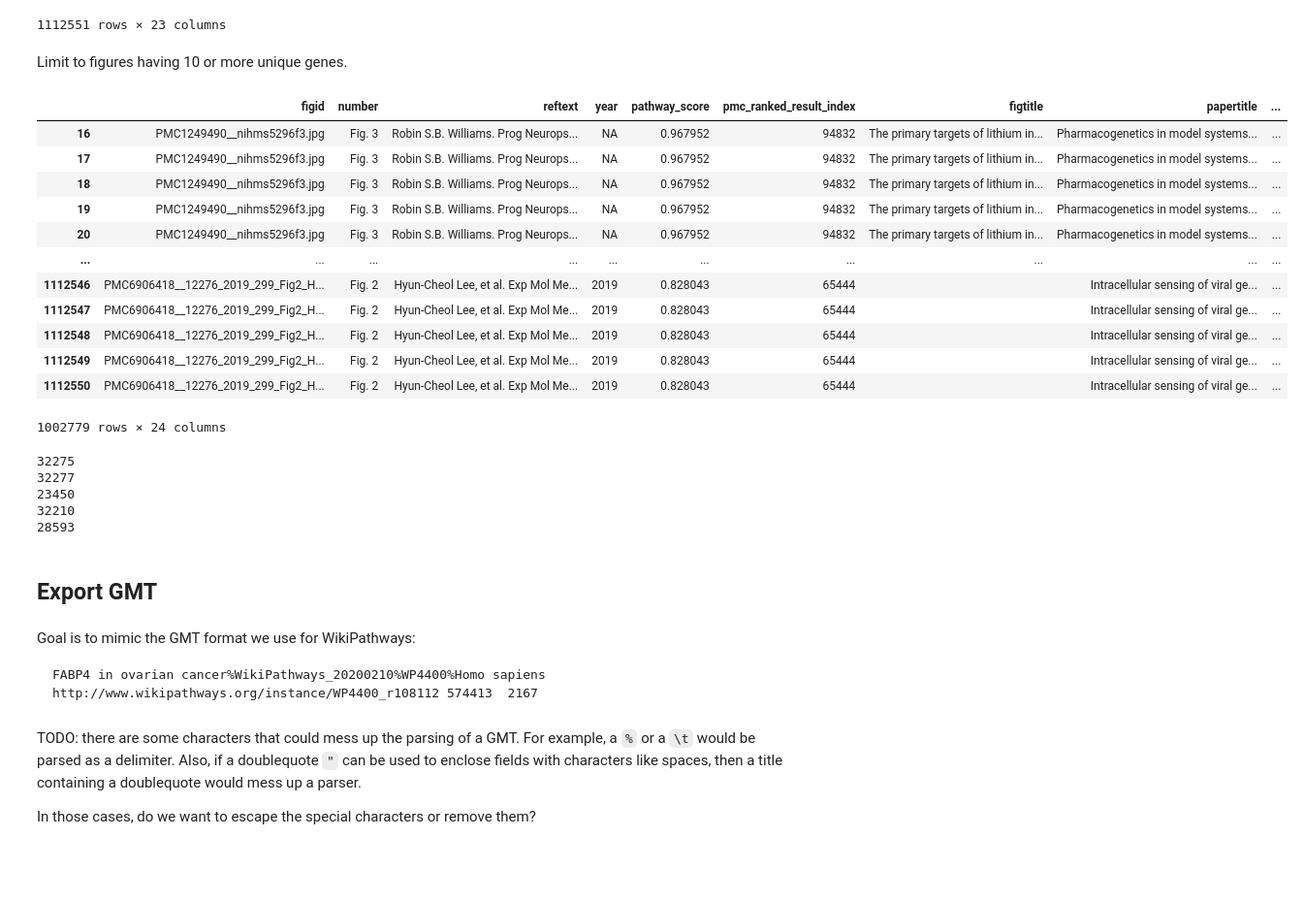
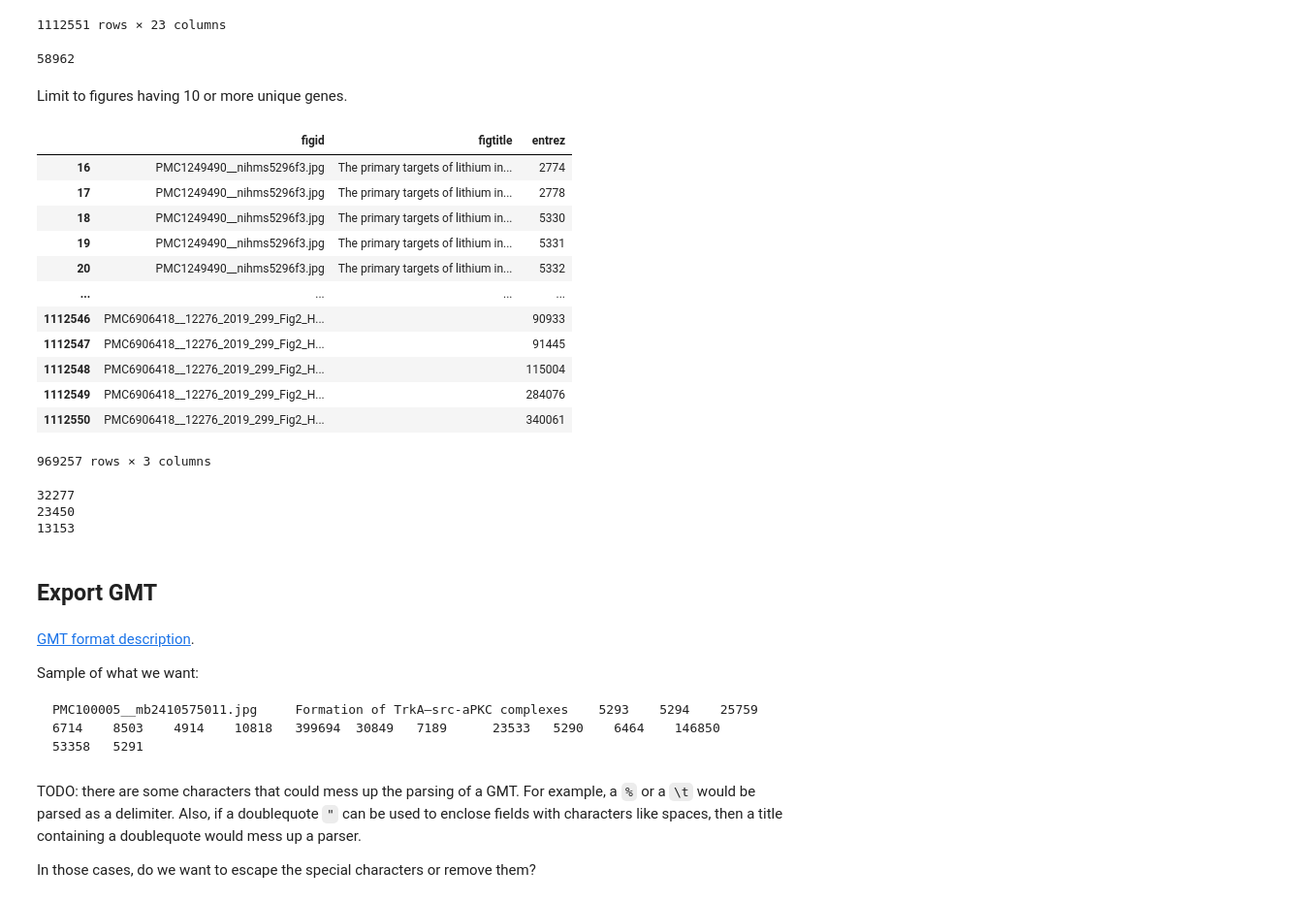
Before and after one commit to wikipathways/pathway-figure-ocr, a Jupyter notebook: notebooks/gmt.ipynb, the cells around one changed output. Shown at 97% size. Cells and saved outputs as stored; diff of their text form; code cells hidden in the pictures; blank space fills up the shorter version.

````diff
--- a/notebooks/gmt.ipynb
+++ b/notebooks/gmt.ipynb
@@ -150,45 +153,48 @@ gene_counts_df = (
     .count()
     .rename(columns={"entrez": "unique_gene_count"})
 )
+print(len(gene_counts_df))
 pfocr_df = pfocr_df.join(gene_counts_df, on="figid")
+# %% [output]
+58962
 # %% [markdown]
 Limit to figures having 10 or more unique genes.
 # %%
-cutoff_pfocr_df = pfocr_df[pfocr_df["unique_gene_count"] >= 10].copy(deep=True)
+cutoff_pfocr_df = pfocr_df[pfocr_df["unique_gene_count"] >= 10][
+    ["figid", "figtitle", "entrez"]
+].drop_duplicates()
 cutoff_pfocr_df
 # %% [output]
-|  | figid | number | reftext | year | pathway_score | pmc_ranked_result_index | figtitle | papertitle | ... |
-| 16 | PMC1249490__nihms5296f3.jpg | Fig. 3 | Robin S.B. Williams. Prog Neurops... | NA | 0.967952 | 94832 | The primary targets of lithium in... | Pharmacogenetics in model systems... | ... |
-| 17 | PMC1249490__nihms5296f3.jpg | Fig. 3 | Robin S.B. Williams. Prog Neurops... | NA | 0.967952 | 94832 | The primary targets of lithium in... | Pharmacogenetics in model systems... | ... |
-| 18 | PMC1249490__nihms5296f3.jpg | Fig. 3 | Robin S.B. Williams. Prog Neurops... | NA | 0.967952 | 94832 | The primary targets of lithium in... | Pharmacogenetics in model systems... | ... |
-| 19 | PMC1249490__nihms5296f3.jpg | Fig. 3 | Robin S.B. Williams. Prog Neurops... | NA | 0.967952 | 94832 | The primary targets of lithium in... | Pharmacogenetics in model systems... | ... |
-| 20 | PMC1249490__nihms5296f3.jpg | Fig. 3 | Robin S.B. Williams. Prog Neurops... | NA | 0.967952 | 94832 | The primary targets of lithium in... | Pharmacogenetics in model systems... | ... |
-| ... | ... | ... | ... | ... | ... | ... | ... | ... | ... |
-| 1112546 | PMC6906418__12276_2019_299_Fig2_H... | Fig. 2 | Hyun-Cheol Lee, et al. Exp Mol Me... | 2019 | 0.828043 | 65444 |  | Intracellular sensing of viral ge... | ... |
-| 1112547 | PMC6906418__12276_2019_299_Fig2_H... | Fig. 2 | Hyun-Cheol Lee, et al. Exp Mol Me... | 2019 | 0.828043 | 65444 |  | Intracellular sensing of viral ge... | ... |
-| 1112548 | PMC6906418__12276_2019_299_Fig2_H... | Fig. 2 | Hyun-Cheol Lee, et al. Exp Mol Me... | 2019 | 0.828043 | 65444 |  | Intracellular sensing of viral ge... | ... |
-| 1112549 | PMC6906418__12276_2019_299_Fig2_H... | Fig. 2 | Hyun-Cheol Lee, et al. Exp Mol Me... | 2019 | 0.828043 | 65444 |  | Intracellular sensing of viral ge... | ... |
-| 1112550 | PMC6906418__12276_2019_299_Fig2_H... | Fig. 2 | Hyun-Cheol Lee, et al. Exp Mol Me... | 2019 | 0.828043 | 65444 |  | Intracellular sensing of viral ge... | ... |
+|  | figid | figtitle | entrez |
+| 16 | PMC1249490__nihms5296f3.jpg | The primary targets of lithium in... | 2774 |
+| 17 | PMC1249490__nihms5296f3.jpg | The primary targets of lithium in... | 2778 |
+| 18 | PMC1249490__nihms5296f3.jpg | The primary targets of lithium in... | 5330 |
+| 19 | PMC1249490__nihms5296f3.jpg | The primary targets of lithium in... | 5331 |
+| 20 | PMC1249490__nihms5296f3.jpg | The primary targets of lithium in... | 5332 |
+| ... | ... | ... | ... |
+| 1112546 | PMC6906418__12276_2019_299_Fig2_H... |  | 90933 |
+| 1112547 | PMC6906418__12276_2019_299_Fig2_H... |  | 91445 |
+| 1112548 | PMC6906418__12276_2019_299_Fig2_H... |  | 115004 |
+| 1112549 | PMC6906418__12276_2019_299_Fig2_H... |  | 284076 |
+| 1112550 | PMC6906418__12276_2019_299_Fig2_H... |  | 340061 |
-1002779 rows × 24 columns
+969257 rows × 3 columns
 # %%
-print(len(cutoff_pfocr_df["figurl"].unique()))
 print(len(cutoff_pfocr_df["figid"].unique()))
 print(len(cutoff_pfocr_df["figtitle"].unique()))
-print(len(cutoff_pfocr_df["caption"].unique()))
-print(len(cutoff_pfocr_df["papertitle"].unique()))
+print(len(cutoff_pfocr_df["entrez"].unique()))
 # %% [output]
-32275
 32277
 23450
-32210
-28593
+13153
 # %% [markdown]
 ## Export GMT
-# %% [markdown]
-Goal is to mimic the GMT format we use for WikiPathways:
-```
-FABP4 in ovarian cancer%WikiPathways_20200210%WP4400%Homo sapiens	http://www.wikipathways.org/instance/WP4400_r108112	574413	2167
-```
+# %% [markdown]
+[GMT format description](https://software.broadinstitute.org/cancer/software/gsea/wiki/index.php/Data_formats#GMT:_Gene_Matrix_Transposed_file_format_.28.2A.gmt.29).
+
+Sample of what we want:
+```
+PMC100005__mb2410575011.jpg     Formation of TrkA–src-aPKC complexes    5293    5294    25759   6714    8503    4914    10818   399694  30849   7189      23533   5290    6464    146850  53358   5291
+```
 # %% [markdown]
 TODO: there are some characters that could mess up the parsing of a GMT. For example, a `%` or a `\t` would be parsed as a delimiter. Also, if a doublequote `"` can be used to enclose fields with characters like spaces, then a title containing a doublequote would mess up a parser.
 
````
Also changed, not shown: parts of 60 cells of this notebook, 11 other files.
